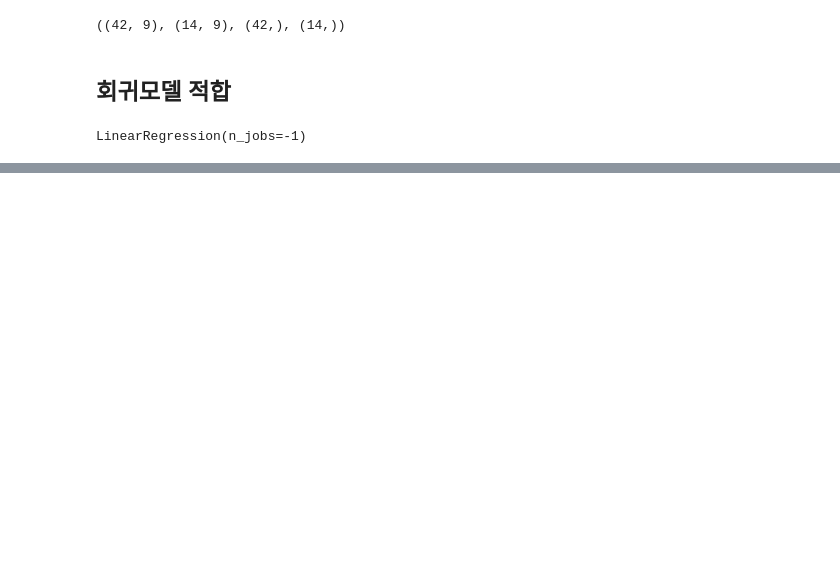
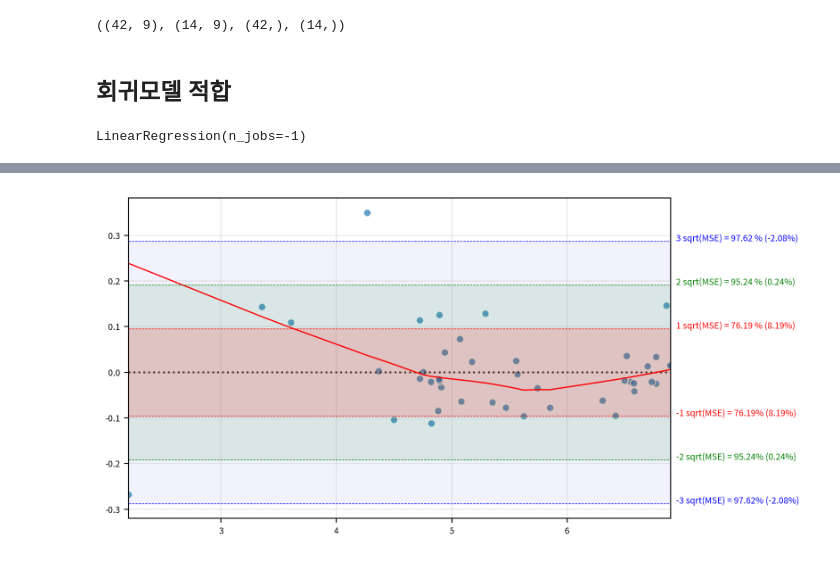
Before and after one commit to jyhong0207-netizen/python-study, a Jupyter notebook: machine learning/LAB06-지도학습_8.다항회귀.ipynb, the cells around one changed output, grey strips where cells are left out. Drawn from its saved outputs; the diff is of its cells as text; code cells hidden in the pictures; blank space fills up the shorter version.

```diff
--- a/machine learning/LAB06-지도학습_8.다항회귀.ipynb
+++ b/machine learning/LAB06-지도학습_8.다항회귀.ipynb
@@ -208,0 +329,6 @@ result_df=DataFrame(
+# %%
+rdf = x_train.copy()
+rdf[yname] = y_train
+rdf["y_pred"] = estimator.predict(x_train)
+rdf["resid"] = rdf[yname]-rdf["y_pred"]
+rdf.head()
@@ -208,0 +342,61 @@ result_df=DataFrame(
+# %%
+y = rdf[yname].values
+y_pred = rdf["y_pred"].values
+resid = rdf["resid"].values
+
+figsize=(1600/ my_dpi, 800/my_dpi)
+fig, ax = plt.subplots(1,1, figsize=figsize, dpi=my_dpi)
+
+#잔차 산점도
+sb.residplot(
+    x=y_pred,
+    y=resid,
+    lowess=True,
+    line_kws={"color": "red", "linewidth":1},
+    scatter_kws={"edgecolor": "white", "alpha":0.7},
+)
+#MSE표시
+mse_val = mean_squared_error(y, y_pred)
+mse_sq = np.sqrt(mse_val)
+
+r1 = resid[(resid > -mse_sq)&(resid < mse_sq)].size/ resid.size *100
+r2 = resid[(resid >-2*mse_sq)&(resid <2* mse_sq)].size/resid.size*100
+r3=resid[(resid >-3*mse_sq)&(resid <3* mse_sq)].size/resid.size*100
+
+mse_r = [r1, r2, r3]
+
+xmin, xmax = ax.get_xlim()
+
+#구간별 반투명 색상채우기(안쪽부터 바깥쪽으로, 진한색에서 연한색으로)
+colors = ["red", "green", "blue"]
+alphas = [0.15, 0.10, 0.05] #안쪽이 더 진하게
+
+ax.axhspan(-3*mse_sq, 3*mse_sq,facecolor=colors[2], alpha=alphas[2], zorder=0 )
+ax.axhspan(-2*mse_sq, 2*mse_sq,facecolor=colors[1], alpha=alphas[1], zorder=1 )
+ax.axhspan(-mse_sq, mse_sq,facecolor=colors[0], alpha=alphas[0], zorder=2 )
+
+#경계선 그리기
+for i, c in enumerate(["red", "green", "blue"]):
+    ax.axhline(mse_sq *(i+1), color=c, linestyle="--", linewidth=0.5)
+    ax.axhline(mse_sq *(-(i+1)), color=c, linestyle="--", linewidth=0.5)
+
+target = [68, 95, 99.7]
+for i, c in enumerate(["red", "green", "blue"]):
+    ax.text(
+        s=f"{i+1} sqrt(MSE) = {mse_r[i]:.2f} % ({mse_r[i] - target[i]:.2f}%)",
+        x=xmax +0.05,
+        y=(i+1) *mse_sq,
+        color=c,
+    )
+    ax.text(
+        s=f"-{i+1} sqrt(MSE) = {mse_r[i]:.2f}% ({mse_r[i] - target[i]:.2f}%)",
+        x=xmax +0.05,
+        y=-(i+1) *mse_sq,
+        color=c,
+    )
+ax.grid(True, alpha=0.3)
+plt.tight_layout()
+plt.show()
+plt.close()
+# %% [output]
+[figure, added]
```
Also changed, not shown: parts of 18 cells of this notebook, 2 other files.
